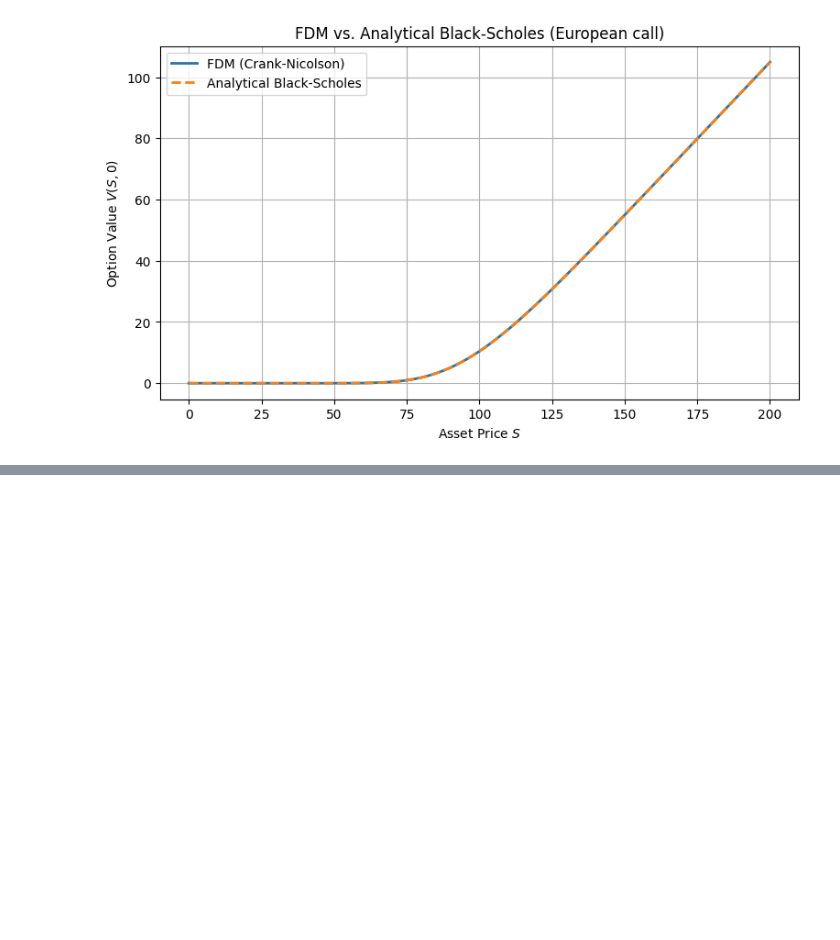
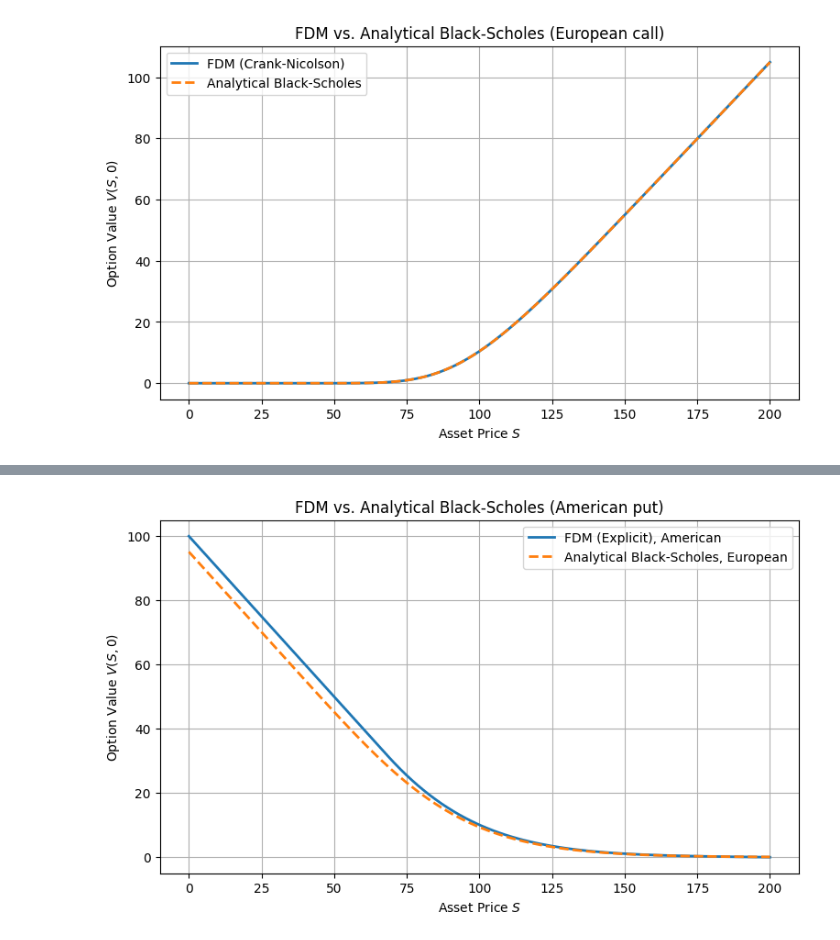
Before and after one commit to sokolo8/black-scholes, a Jupyter notebook: docs/part2.ipynb, the cells around one changed output, grey strips where cells are left out. Drawn from its saved outputs; the diff is of its cells as text; code cells hidden in the pictures; blank space fills up the shorter version.

```diff
--- a/docs/part2.ipynb
+++ b/docs/part2.ipynb
@@ -441,0 +453,83 @@ plt.show()
+# %%
+import numpy as np
+import matplotlib.pyplot as plt
+from scipy.stats import norm
+
+# Parameters
+S_max = 200
+X = 100
+T = 1.0
+r = 0.05
+sigma = 0.3
+call_or_put = "put"
+
+M = 100
+N = 1000
+
+dS = S_max / M
+dt = T / N
+S = np.linspace(0, S_max, M, endpoint=True)
+
+stability_condition = dt - 1 / (sigma ** 2 * M ** 2)
+
+if stability_condition >= 0:
+    print("Stability condition is not satisfied.")
+
+if call_or_put == "call":
+    V = np.maximum(S - X, 0)
+elif call_or_put == "put":
+    V = np.maximum(X - S, 0)
+else:
+    raise ValueError("Invalid option type. Use 'call' or 'put'.")
+
+i = np.arange(1, M + 1)
+a = 0.5 * dt * (sigma**2 * i**2 - r * i)
+b = 1 - dt * (sigma**2 * i**2 + r)
+c = 0.5 * dt * (sigma**2 * i**2 + r * i)
+
+for n in range(1, N+1):
+    V_old = V.copy()
+    V[1:M-1] = a[1:M-1] * V_old[:M-2] + b[1:M-1] * V_old[1:M-1] + c[1:M-1] * V_old[2:]
+
+    if call_or_put == "call":
+        V[0] = 0
+        V[M-1] = S_max - X * np.exp(-r * n * dt)
+    elif call_or_put == "put":
+        V[0] = X * np.exp(-r * n * dt)
+        V[M-1] = 0
+    else:
+        raise ValueError("Invalid option type. Use 'call' or 'put'.")
+
+    # American option constraint (early exercise)
+    if call_or_put == "call":
+        V = np.maximum(V, S - X)
+    elif call_or_put == "put":
+        V = np.maximum(V, X - S)
+
+def black_scholes_european_options(S0, X, T, r, sigma, which="call"):
+
+    d1 = (np.log(S0 / X + 1e-10) + (r + 0.5 * sigma**2) * T) / (sigma * np.sqrt(T))
+    d2 = d1 - sigma * np.sqrt(T)
+
+    if which == "call":
+        price = S0 * norm.cdf(d1) - X * np.exp(-r * T) * norm.cdf(d2)
+    elif which == "put":
+        price = X * np.exp(-r * T) * norm.cdf(-d2) - S0 * norm.cdf(-d1)
+    else:
+        raise ValueError("Invalid option type. Use 'call' or 'put'.")
+
+    return price
+
+V_exact = black_scholes_european_options(S, X, T, r, sigma, which=call_or_put)
+
+plt.figure(figsize=(9, 5))
+plt.plot(S, V, label='FDM (Explicit), American', linewidth=2)
+plt.plot(S, V_exact, '--', label='Analytical Black-Scholes, European', linewidth=2)
+plt.xlabel('Asset Price $S$')
+plt.ylabel('Option Value $V(S, 0)$')
+plt.title(f'FDM vs. Analytical Black-Scholes (American {call_or_put})')
+plt.legend()
+plt.grid(True)
+plt.show()
+# %% [output]
+[figure, added]
```
Also changed, not shown: parts of 3 cells of this notebook.
